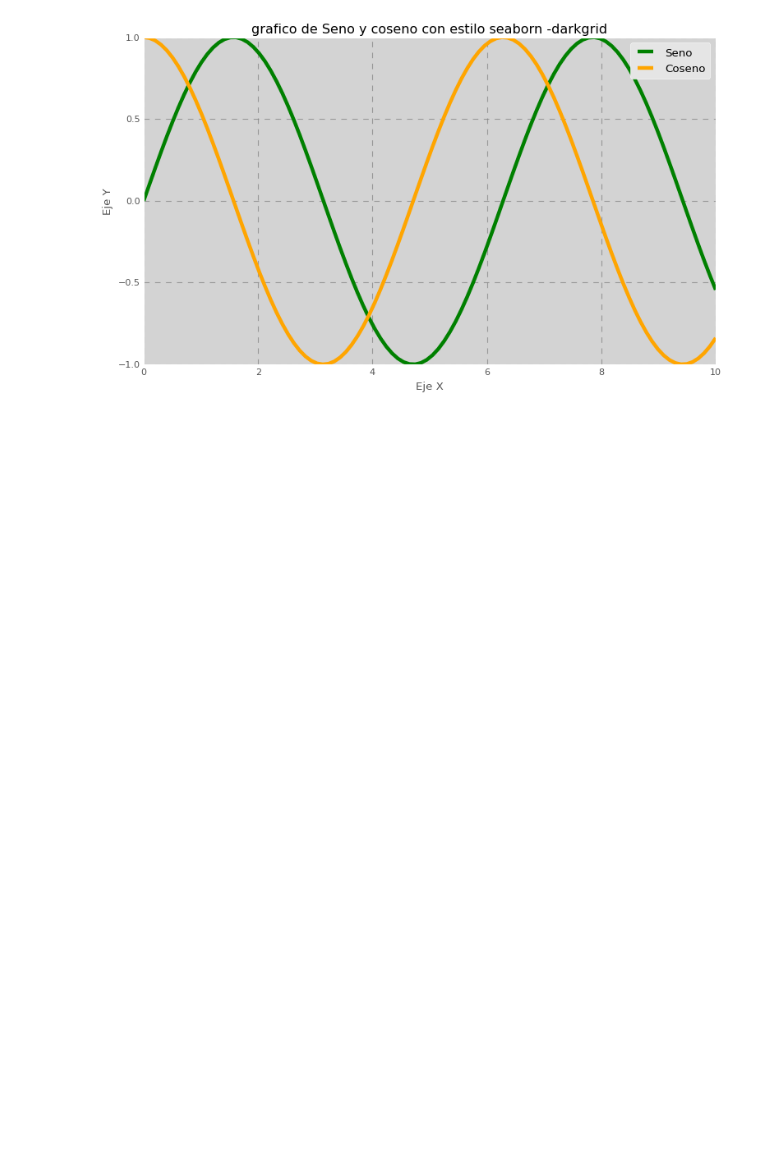
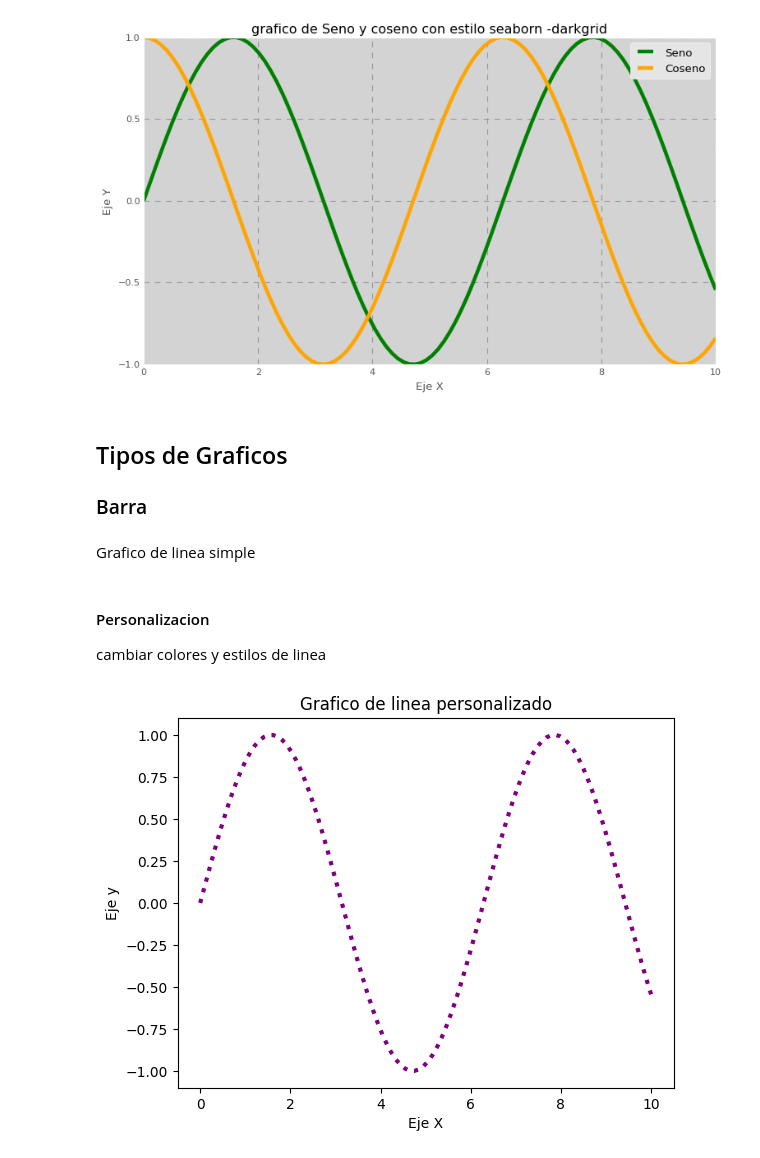
Before and after one commit to solerios/GraficosDA, a Jupyter notebook: matplotlib.ipynb, the cells around one changed output. Saved outputs shown, nothing was run; the diff lists cells and outputs as text; code cells hidden in the pictures; blank space fills up the shorter version.

```diff
--- a/matplotlib.ipynb
+++ b/matplotlib.ipynb
@@ -66,3 +66,24 @@ plt.show()
 # %% [output]
 Estilos disponibles: ['Solarize_Light2', '_classic_test_patch', '_mpl-gallery', '_mpl-gallery-nogrid', 'bmh', 'classic', 'dark_background', 'fast', 'fivethirtyeight', 'ggplot', 'grayscale', 'petroff10 ...
 [figure]
+# %% [markdown]
+## Tipos de Graficos
+### Barra
+# %%
+#Datos de ejemplo
+x = np.linspace(0,10, 100)
+
+y = np.sin(x)
+# %% [markdown]
+Grafico de linea simple
+# %% [markdown]
+#### Personalizacion
+cambiar colores y estilos de linea
+# %%
+plt.plot(x,y, color = 'purple', linestyle = ':', linewidth = 3)
+plt.title('Grafico de linea personalizado')
+plt.xlabel('Eje X')
+plt.ylabel('Eje y')
+plt.show()
+# %% [output]
+[figure, added]
```
Also changed, not shown: parts of 2 cells of this notebook.
